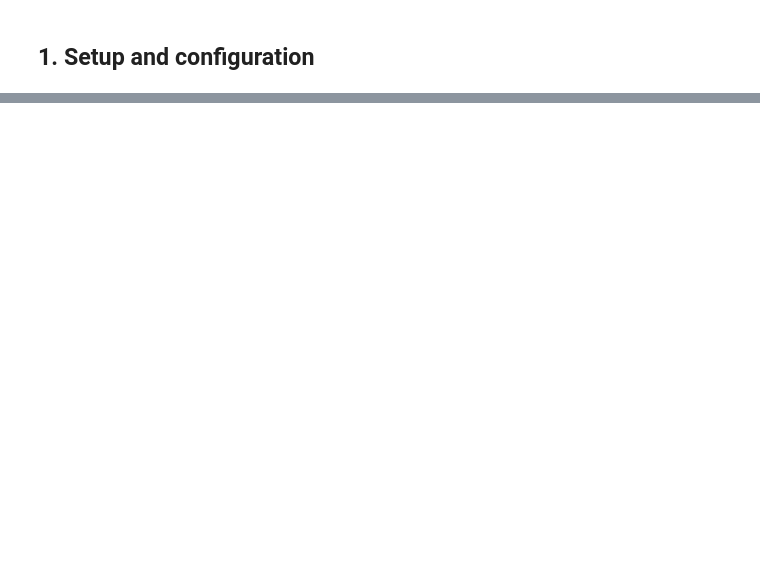
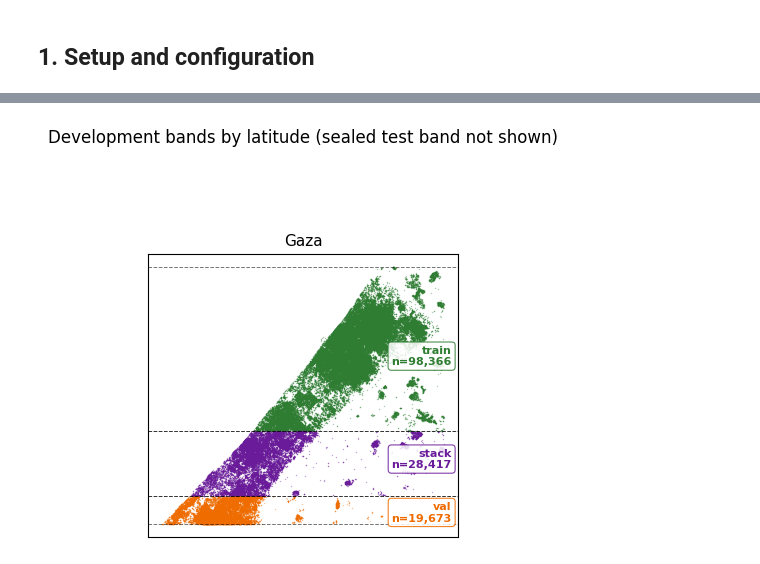
Before and after one commit to rudimedia/war_damage, a Jupyter notebook: mj/2_training_evaluation.ipynb, the cells around one changed output, grey strips where cells are left out. Drawn from its saved outputs; the diff is of its cells as text; code cells hidden in the pictures; blank space fills up the shorter version.

```diff
--- a/mj/2_training_evaluation.ipynb
+++ b/mj/2_training_evaluation.ipynb
@@ -767,0 +485,79 @@ Continue with **notebook 3** for the interactive map.
+# %%
+def plot_split_map(split_cfg, path=None):
+    """Map development buildings by their train/stack/validation role.
+
+    The map shows WHERE each development split is, so @dates are stripped
+    here. Only coordinates are used; test labels remain sealed.
+    """
+    bands = strip_dates({k: v for k, v in split_cfg.items() if k != "test"})
+    cities = []
+    for part in bands:
+        for entry in bands[part]:
+            c = parse_split_entry(entry)[0]
+            if c not in cities:
+                cities.append(c)
+
+    colors = {"train": "#2E7D32", "stack": "#6A1B9A", "val": "#EF6C00"}
+
+    data = {}
+    for c in cities:
+        d = city_data(c)
+        data[c] = (d["lat"], d["lon"])
+
+    # a degree of longitude is shorter than a degree of latitude away from the
+    # equator, so set the aspect by cos(latitude) to get the real shape
+    def extent(c):
+        lat, lon = data[c]
+        k = np.cos(np.radians(lat.mean()))
+        return (np.ptp(lon) * k), np.ptp(lat), 1 / k
+
+    panel_w = 3.4
+    tallest = max(h / (w or 1) for w, h, _ in map(extent, cities))
+    fig, axes = plt.subplots(
+        1, len(cities), squeeze=False,
+        figsize=(panel_w * len(cities), min(panel_w * tallest + 1.0, 9.0)))
+
+    rows = []
+    for ax, c in zip(axes[0], cities):
+        lat, lon = data[c]
+        role = split_assignment(lat, c, bands)
+        for r in ["train", "stack", "val"]:
+            m = role == r
+            if not m.any():
+                continue
+            ax.scatter(lon[m], lat[m], s=1.0, alpha=0.4, color=colors[r],
+                       label=r, linewidths=0)
+            rows.append({"city": c, "split": r, "buildings": int(m.sum())})
+            ax.text(0.98, lat[m].mean(),
+                    f"{r}\nn={m.sum():,}",
+                    transform=ax.get_yaxis_transform(), ha="right", va="center",
+                    fontsize=8, color=colors[r], fontweight="bold",
+                    bbox=dict(boxstyle="round,pad=0.3", fc="white",
+                              ec=colors[r], alpha=0.85, lw=0.8))
+        for part in bands:
+            for entry in bands[part]:
+                c_, lo, hi = parse_split_entry(entry)
+                if c_ == c and (lo > 0 or hi < 1):
+                    for q in (lo, hi):
+                        ax.axhline(np.quantile(lat, q), color="black", lw=0.7,
+                                   ls="--", alpha=0.55)
+        ax.set_title(c, fontsize=11, pad=6)
+        ax.set_aspect(extent(c)[2])
+        ax.set_xticks([]); ax.set_yticks([])
+
+    fig.suptitle("Development bands by latitude (sealed test band not shown)",
+                 fontsize=12)
+    fig.tight_layout()
+    if path:
+        fig.savefig(path, dpi=150, bbox_inches="tight")
+    plt.show()
+
+    summary = pd.DataFrame(rows)
+    summary = summary.reset_index(drop=True)
+    print(summary.to_string(index=False))
+    return summary
+
+
+split_summary = plot_split_map(SPLIT, os.path.join(OUT["figures"], "split_map.png"))
+# %% [output]
+[figure, added]
```
Also changed, not shown: parts of 58 cells of this notebook, 5 other files.
